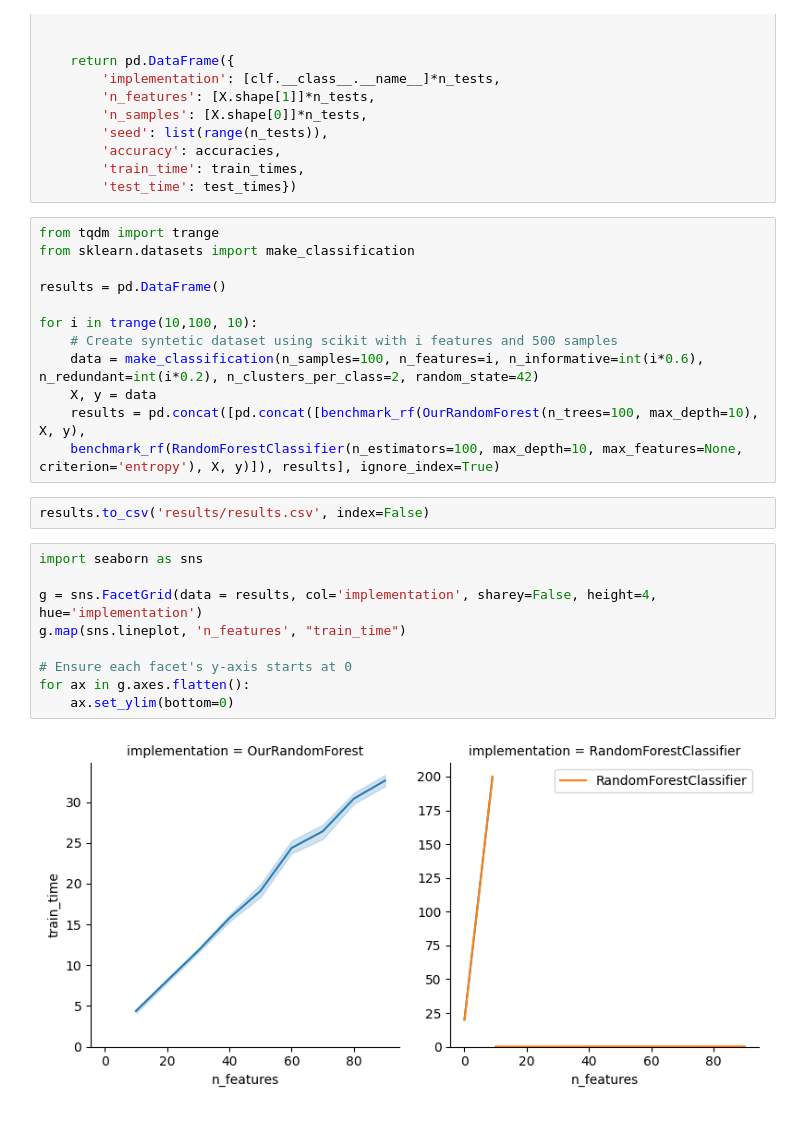
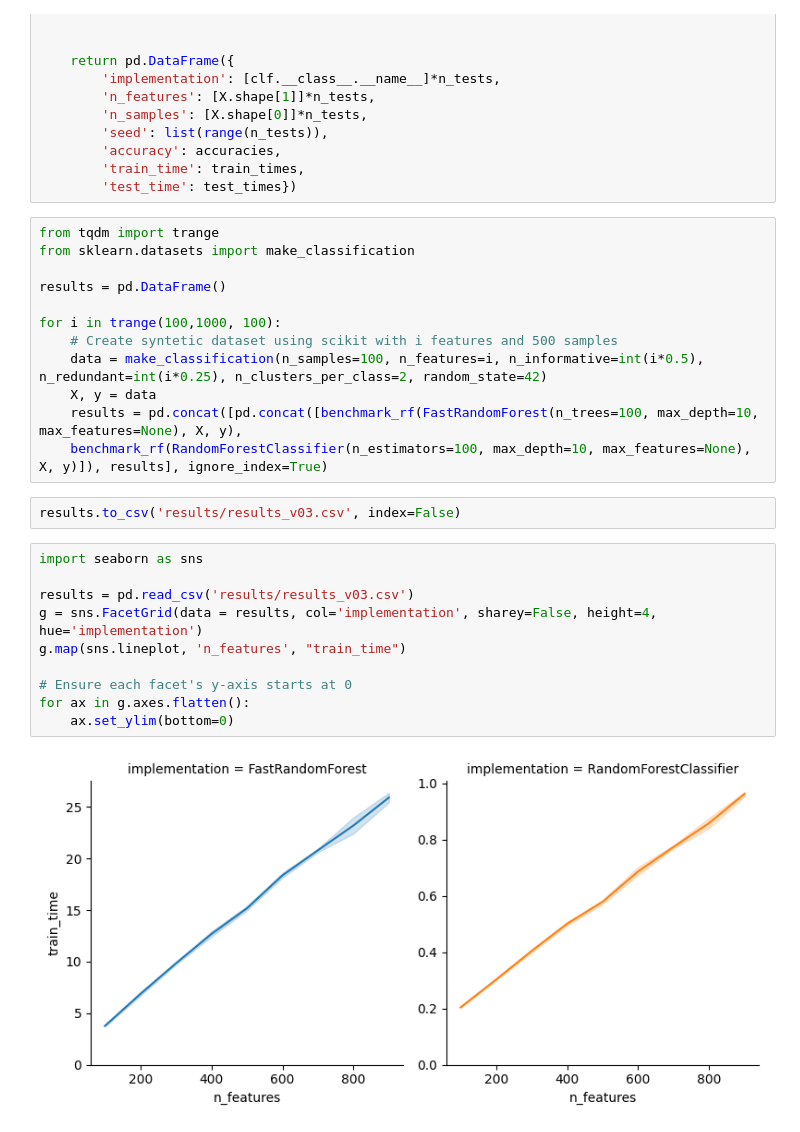
Before and after one commit to grkremer/algorithms_2026-2, a Jupyter notebook: tests.ipynb, the cells around one changed output. Cells and saved outputs as stored; diff of their text form.

Commit message:
fix: FastRandomForest max_features parameter

```diff
--- a/tests.ipynb
+++ b/tests.ipynb
@@ -190,22 +371,23 @@ from sklearn.datasets import make_classification
 
 results = pd.DataFrame()
 
-for i in trange(10,100, 10):
+for i in trange(100,1000, 100):
     # Create syntetic dataset using scikit with i features and 500 samples
-    data = make_classification(n_samples=100, n_features=i, n_informative=int(i*0.6), n_redundant=int(i*0.2), n_clusters_per_class=2, random_state=42)
+    data = make_classification(n_samples=100, n_features=i, n_informative=int(i*0.5), n_redundant=int(i*0.25), n_clusters_per_class=2, random_state=42)
     X, y = data
-    results = pd.concat([pd.concat([benchmark_rf(OurRandomForest(n_trees=100, max_depth=10), X, y),
-    benchmark_rf(RandomForestClassifier(n_estimators=100, max_depth=10, max_features=None, criterion='entropy'), X, y)]), results], ignore_index=True)
+    results = pd.concat([pd.concat([benchmark_rf(FastRandomForest(n_trees=100, max_depth=10, max_features=None), X, y),
+    benchmark_rf(RandomForestClassifier(n_estimators=100, max_depth=10, max_features=None), X, y)]), results], ignore_index=True)
 # %%
-results.to_csv('results/results.csv', index=False)
+results.to_csv('results/results_v03.csv', index=False)
 # %%
 import seaborn as sns
 
+results = pd.read_csv('results/results_v03.csv')
 g = sns.FacetGrid(data = results, col='implementation', sharey=False, height=4, hue='implementation')
 g.map(sns.lineplot, 'n_features', "train_time")
 
 # Ensure each facet's y-axis starts at 0
 for ax in g.axes.flatten():
     ax.set_ylim(bottom=0)
 # %% [output]
-[figure, old version]
+[figure, new version]
```
Also changed, not shown: parts of 7 cells of this notebook, 2 other files.
